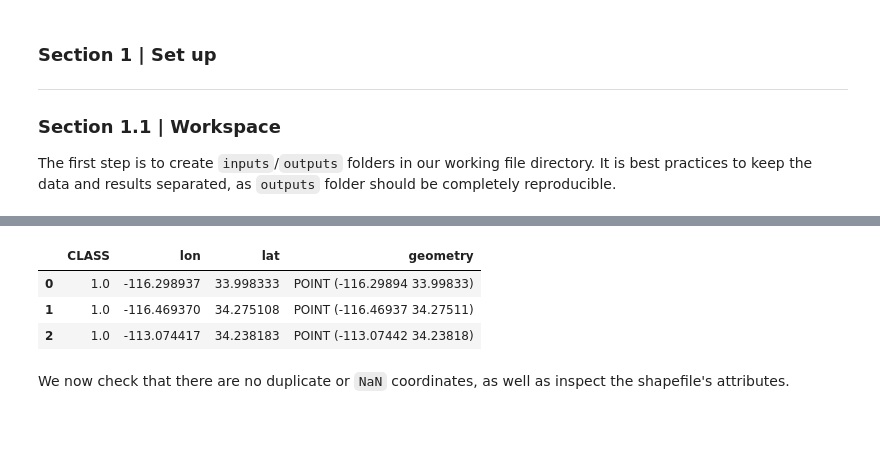
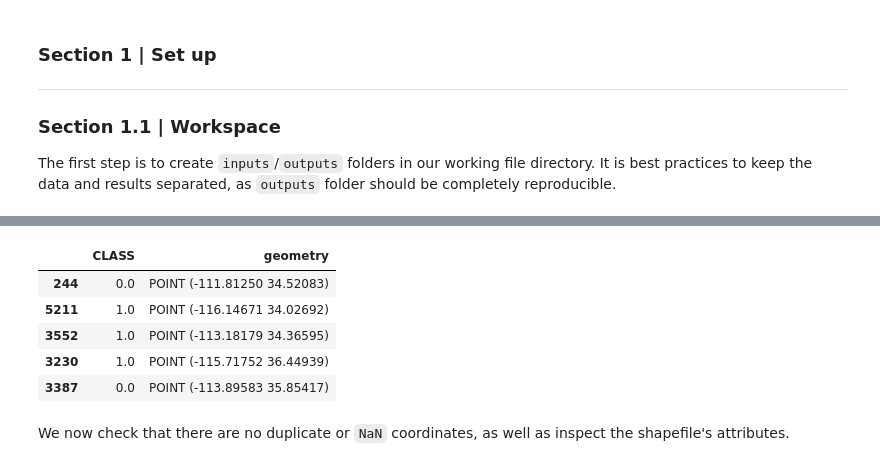
Before and after one commit to daniel-furman/Python-species-distribution-modeling, a Jupyter notebook: Intro-to-SDMs-Py.ipynb, the cells around one changed output, grey strips where cells are left out. Drawn from its saved outputs; the diff is of its cells as text; code cells hidden in the pictures; blank space fills up the shorter version.

```diff
--- a/Intro-to-SDMs-Py.ipynb
+++ b/Intro-to-SDMs-Py.ipynb
@@ -49,19 +53,20 @@ We first need to download a geospatial shapefile (`.shp`) of presence/absence co
 # %%
 import geopandas as gpd
 import shutil
 import glob
-
 # grab jtree data after cloning Git repo
 for f in sorted(glob.glob('data/jtree*')):
     shutil.copy(f,'inputs/')
 # or grab your data of choice and move to 'inputs/'
 pa = gpd.GeoDataFrame.from_file("inputs/jtree.shp")
-pa.head(3) # GeoDataFrame for the species
+pa.sample(5) # GeoDataFrame for the species
 # %% [output]
-|  | CLASS | lon | lat | geometry |
-| 0 | 1.0 | -116.298937 | 33.998333 | POINT (-116.29894 33.99833) |
-| 1 | 1.0 | -116.469370 | 34.275108 | POINT (-116.46937 34.27511) |
-| 2 | 1.0 | -113.074417 | 34.238183 | POINT (-113.07442 34.23818) |
+|  | CLASS | geometry |
+| 244 | 0.0 | POINT (-111.81250 34.52083) |
+| 5211 | 1.0 | POINT (-116.14671 34.02692) |
+| 3552 | 1.0 | POINT (-113.18179 34.36595) |
+| 3230 | 1.0 | POINT (-115.71752 36.44939) |
+| 3387 | 0.0 | POINT (-113.89583 35.85417) |
 # %% [markdown]
 We now check that there are no duplicate or `NaN` coordinates, as well as inspect the shapefile's attributes.
 # %%
```
Also changed, not shown: parts of 9 cells of this notebook, 2 other files.
